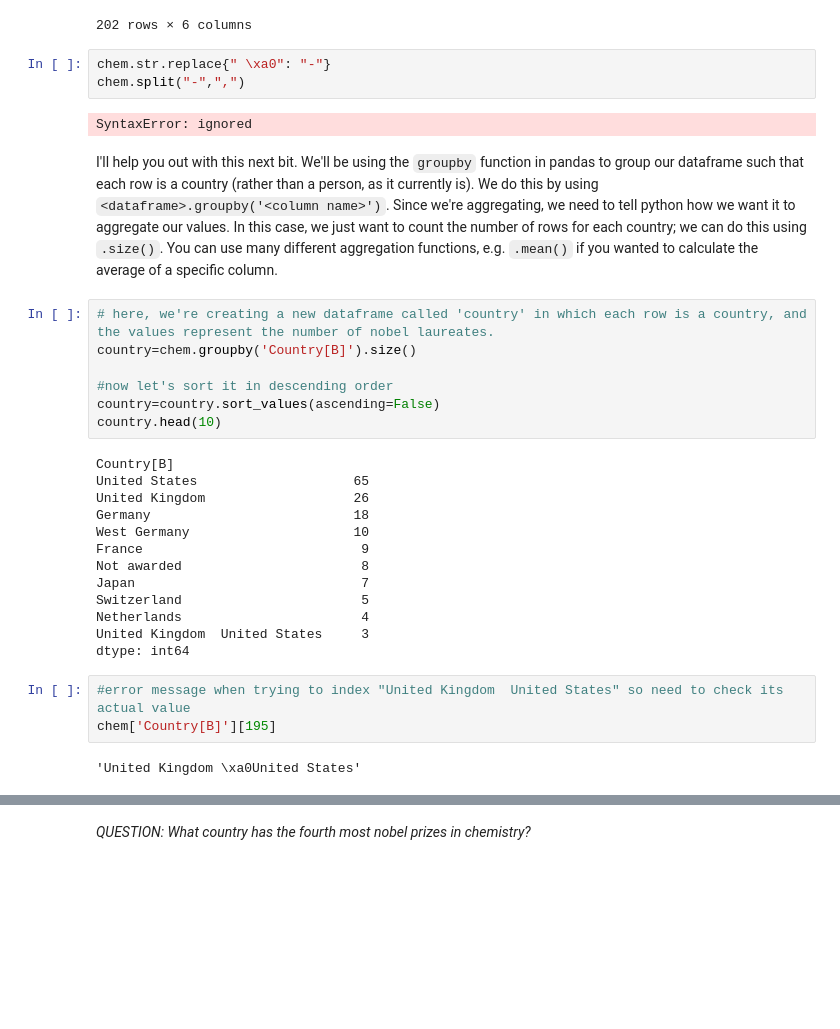
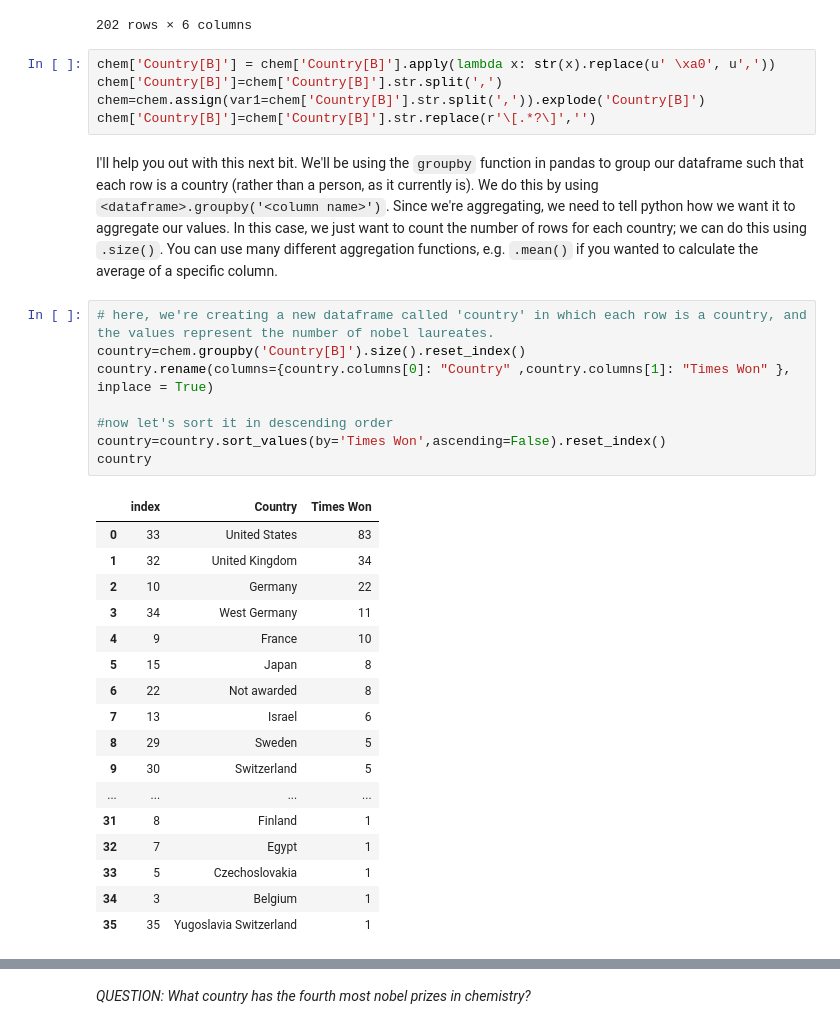
Before and after one commit to jaoshang/QM2, a Jupyter notebook: notebooks/W02. Pandas.ipynb, the cells around one changed output, grey strips where cells are left out. Drawn from its saved outputs; the diff is of its cells as text; blank space fills up the shorter version.

```diff
--- a/notebooks/W02. Pandas.ipynb
+++ b/notebooks/W02. Pandas.ipynb
@@ -607,37 +607,38 @@ chem
 | 200 | 2023 | NaN | Louis E. Brus (b. 1943) | United States | "for the discovery and synthesis ... | [127] |
 | 201 | 2023 | NaN | Alexey Ekimov (b. 1945) | Russia | "for the discovery and synthesis ... | [127] |
 202 rows × 6 columns
-# %%
-chem.str.replace{" \xa0": "-"}
-chem.split("-",",")
-# %% [output]
-SyntaxError: ignored
+# %%
+chem['Country[B]'] = chem['Country[B]'].apply(lambda x: str(x).replace(u' \xa0', u','))
+chem['Country[B]']=chem['Country[B]'].str.split(',')
+chem=chem.assign(var1=chem['Country[B]'].str.split(',')).explode('Country[B]')
+chem['Country[B]']=chem['Country[B]'].str.replace(r'\[.*?\]','')
 # %% [markdown]
 I'll help you out with this next bit. We'll be using the `groupby` function in pandas to group our dataframe such that each row is a country (rather than a person, as it currently is). We do this by using `<dataframe>.groupby('<column name>')`. Since we're aggregating, we need to tell python how we want it to aggregate our values. In this case, we just want to count the number of rows for each country; we can do this using `.size()`. You can use many different aggregation functions, e.g. `.mean()` if you wanted to calculate the average of a specific column.
 # %%
 # here, we're creating a new dataframe called 'country' in which each row is a country, and the values represent the number of nobel laureates.
-country=chem.groupby('Country[B]').size()
+country=chem.groupby('Country[B]').size().reset_index()
+country.rename(columns={country.columns[0]: "Country" ,country.columns[1]: "Times Won" }, inplace = True)
 
 #now let's sort it in descending order
-country=country.sort_values(ascending=False)
-country.head(10)
+country=country.sort_values(by='Times Won',ascending=False).reset_index()
+country
 # %% [output]
-Country[B]
-United States                    65
-United Kingdom                   26
-Germany                          18
-West Germany                     10
-France                            9
-Not awarded                       8
-Japan                             7
-Switzerland                       5
-Netherlands                       4
-United Kingdom  United States     3
-dtype: int64
+|  | index | Country | Times Won |
+| 0 | 33 | United States | 83 |
+| 1 | 32 | United Kingdom | 34 |
+| 2 | 10 | Germany | 22 |
+| 3 | 34 | West Germany | 11 |
+| 4 | 9 | France | 10 |
+| 5 | 15 | Japan | 8 |
+| 6 | 22 | Not awarded | 8 |
+| 7 | 13 | Israel | 6 |
+| 8 | 29 | Sweden | 5 |
+| 9 | 30 | Switzerland | 5 |
+| ... | ... | ... | ... |
+| 31 | 8 | Finland | 1 |
+| 32 | 7 | Egypt | 1 |
+| 33 | 5 | Czechoslovakia | 1 |
+| 34 | 3 | Belgium | 1 |
+| 35 | 35 | Yugoslavia Switzerland | 1 |
-# %%
-#error message when trying to index "United Kingdom  United States" so need to check its actual value
-chem['Country[B]'][195]
-# %% [output]
-'United Kingdom \xa0United States'
 # %%
 #some cleaning up
```
Also changed, not shown: parts of 10 cells of this notebook.
